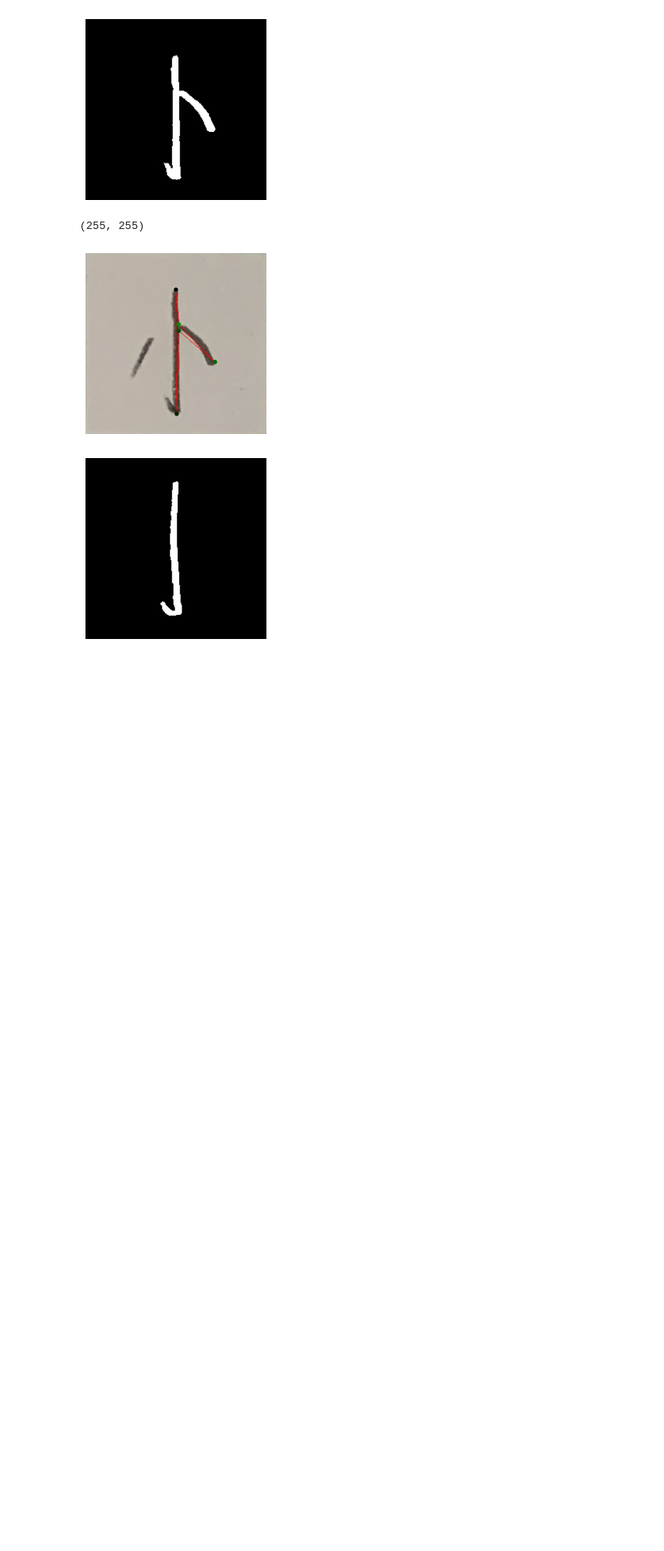
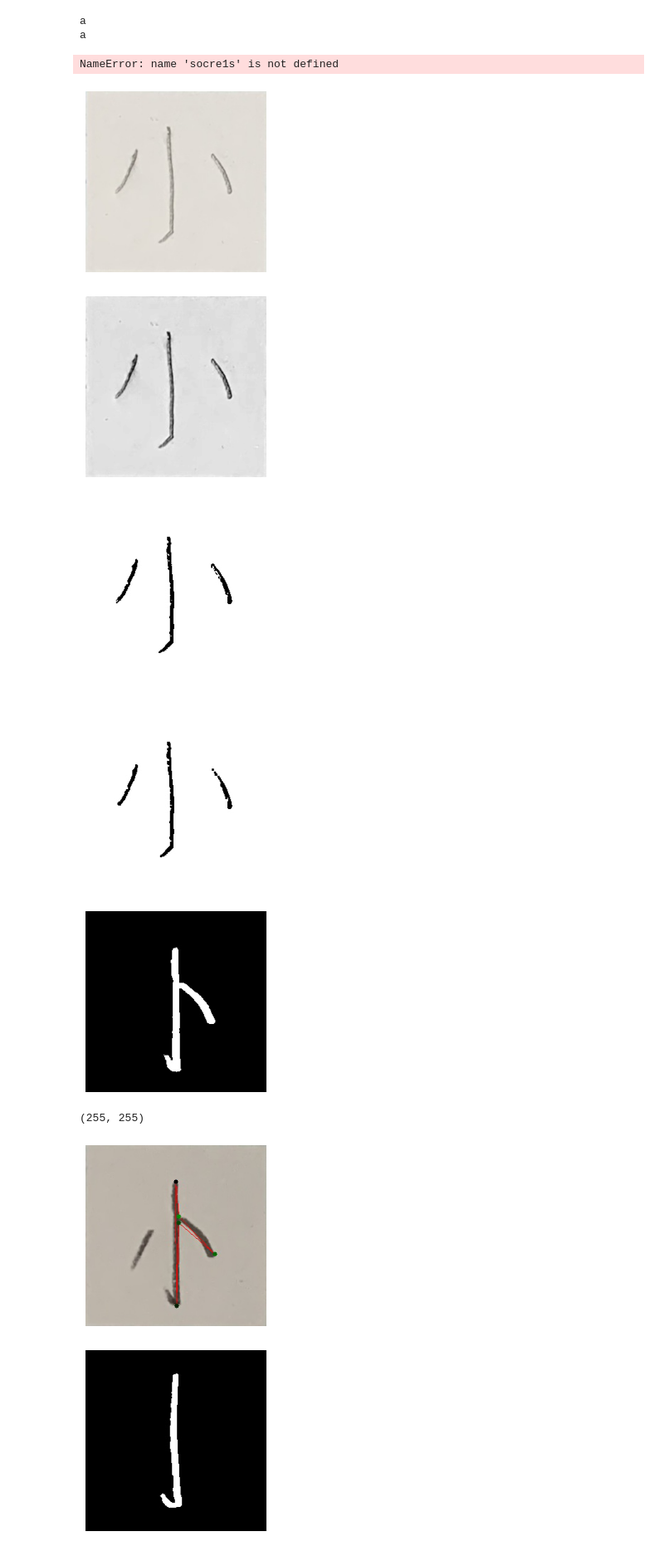
Before and after one commit to teruto725/ai_review_char, a Jupyter notebook: analyse2.ipynb, the cells around one changed output. Shown at 83% size. Drawn from its saved outputs; the diff is of its cells as text; code cells hidden in the pictures; blank space fills up the shorter version.

```diff
--- a/analyse2.ipynb
+++ b/analyse2.ipynb
@@ -55,0 +32,7 @@ a
+# %%
+#scoreの取得
+score1s , score2s = paper.get_scores()
+# %% [output]
+a
+a
+NameError: name 'socre1s' is not defined
@@ -56,3 +53,21 @@ a
+# %%
+#輪郭の精度向上 変なフィルターかまさんほうが強そう
+char = paper.char1s[0]
+img = np.copy(char.img_sq)
+my_cv.display_color(img)
+hsv = cv2.cvtColor(img, cv2.COLOR_RGB2HSV)
+my_cv.display_gray(hsv[:,:,2])
+_, img_thresh = cv2.threshold(hsv[:,:,2], 0, 255, cv2.THRESH_BINARY+cv2.THRESH_OTSU)
+kernel = np.ones((3,3),np.uint8)
+img_th_fltr = cv2.morphologyEx(img_thresh,cv2.MORPH_CLOSE,kernel)
+#img_thresh = cv2.bitwise_not(img_thresh)
+my_cv.display_gray(img_thresh)
+my_cv.display_gray(img_th_fltr)
+# %% [output]
+[figure, added]
+[figure, added]
+[figure, added]
+[figure, added]
 # %%
 #　線分化
 
```
Also changed, not shown: parts of 7 cells of this notebook, 7 other files.
